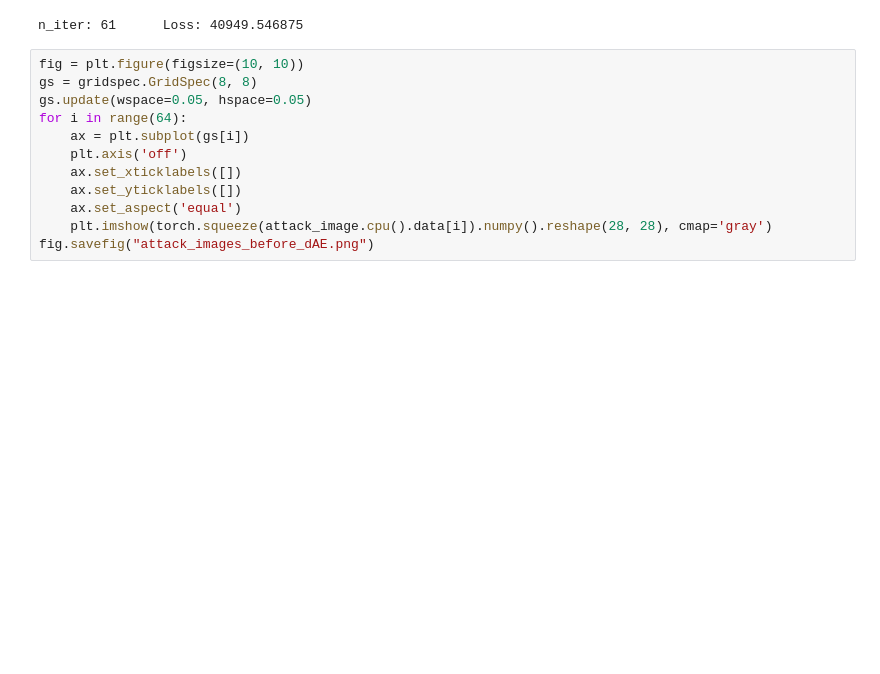
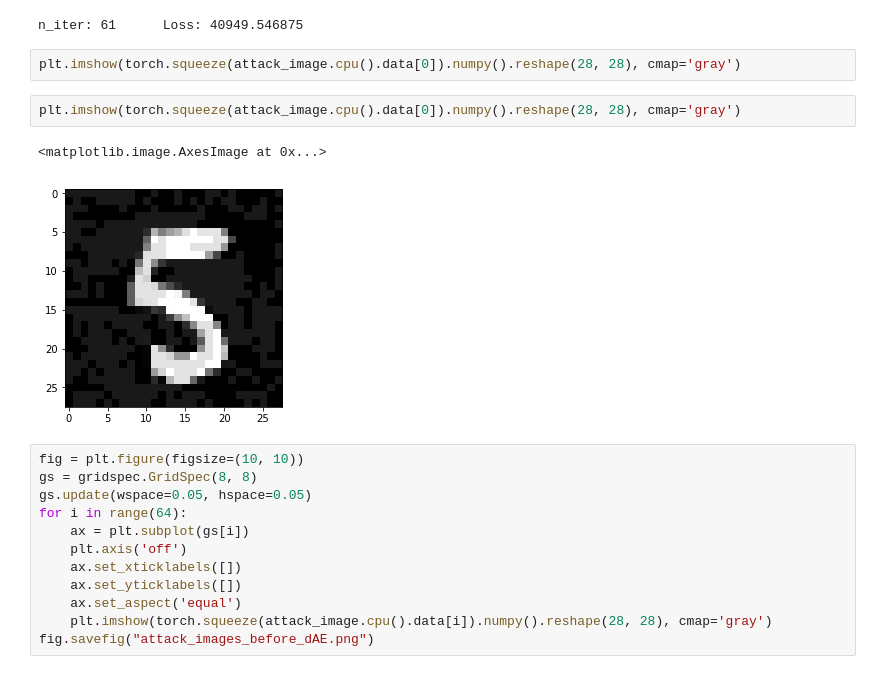
Before and after one commit to betterfellow/defense, a Jupyter notebook: mnist_attacks/pytorch_FGSM/defend_lenet5_by_convVAE.ipynb, the cells around one changed output. Saved outputs shown, nothing was run; the diff lists cells and outputs as text; blank space fills up the shorter version.

```diff
--- a/mnist_attacks/pytorch_FGSM/defend_lenet5_by_convVAE.ipynb
+++ b/mnist_attacks/pytorch_FGSM/defend_lenet5_by_convVAE.ipynb
@@ -569,6 +569,13 @@ for image, label in tqdm(attack_batches):
 n_iter: 21      Loss: 38927.871094
 n_iter: 41      Loss: 41140.039062
 n_iter: 61      Loss: 40949.546875
+# %%
+plt.imshow(torch.squeeze(attack_image.cpu().data[0]).numpy().reshape(28, 28), cmap='gray')
+# %%
+plt.imshow(torch.squeeze(attack_image.cpu().data[0]).numpy().reshape(28, 28), cmap='gray')
+# %% [output]
+<matplotlib.image.AxesImage at 0x...>
+[figure, added]
 # %%
 fig = plt.figure(figsize=(10, 10))
 gs = gridspec.GridSpec(8, 8)
```
Also changed, not shown: parts of 1 cell of this notebook, 6 other files.
